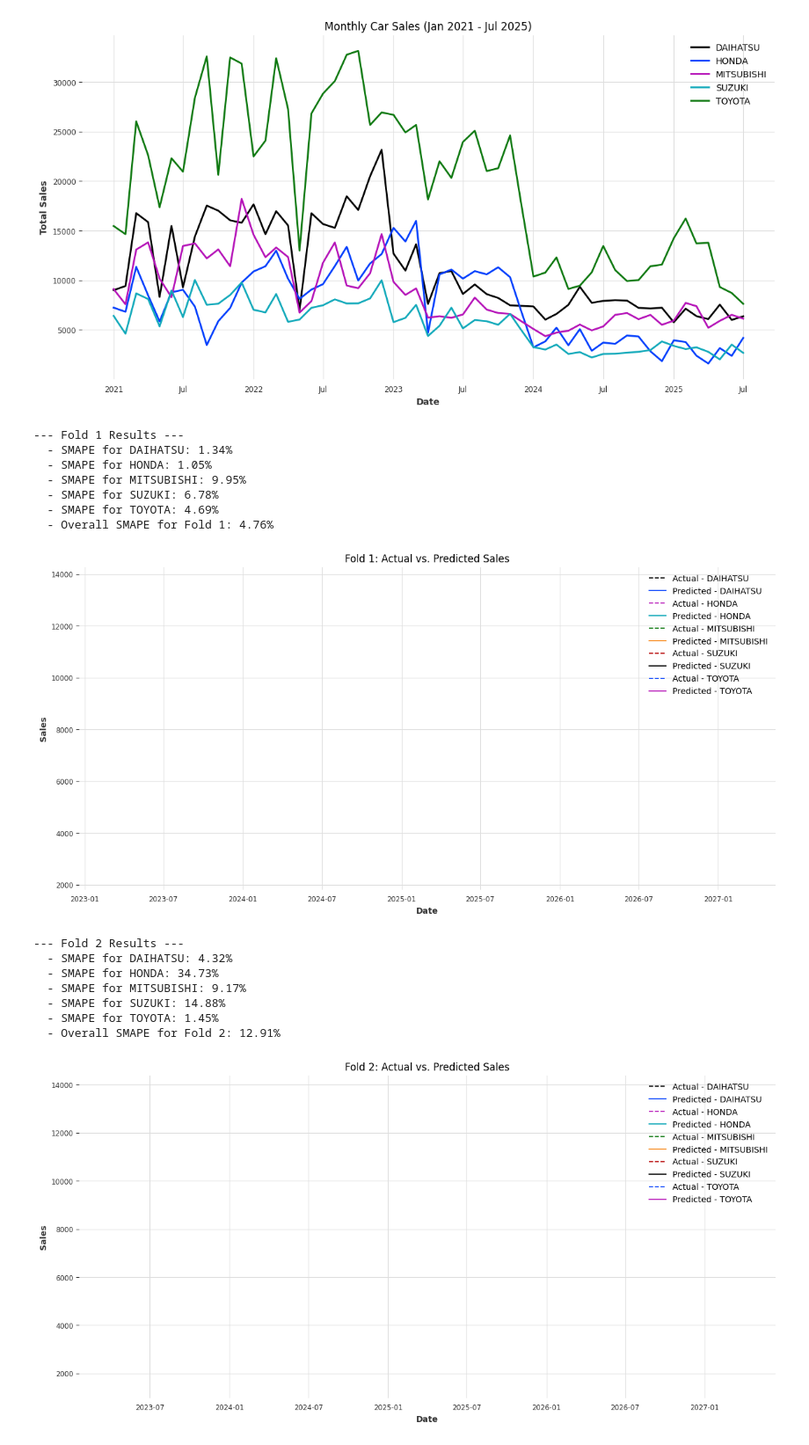
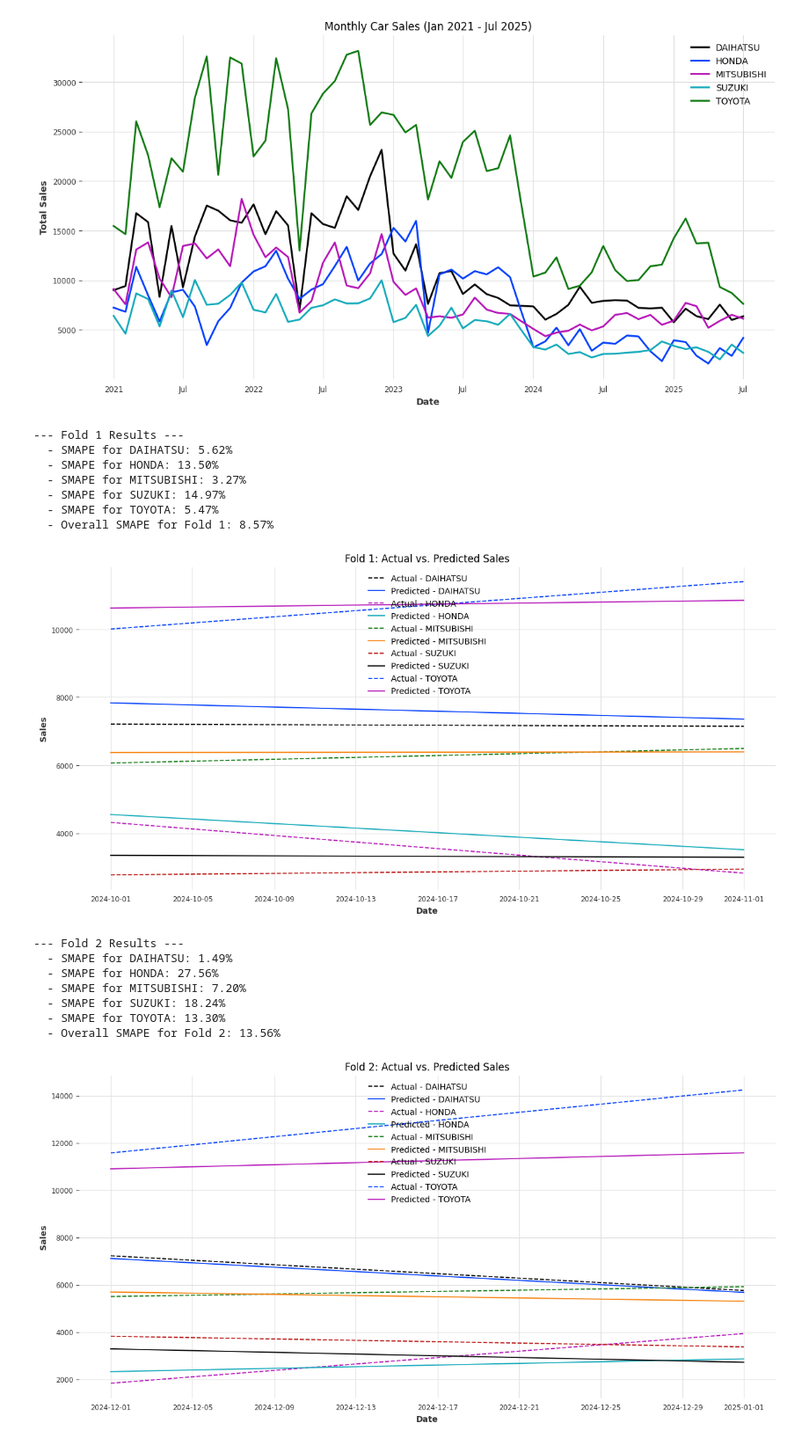
Before and after one commit to Kyoronginus/pedas_2025, a Jupyter notebook: best_dataleakfix.ipynb, the cells around one changed output. Shown at 88% size. Drawn from its saved outputs; the diff is of its cells as text; code cells hidden in the pictures.

```diff
--- a/best_dataleakfix.ipynb
+++ b/best_dataleakfix.ipynb
@@ -237,7 +121,7 @@ TARGET = 'Sales'
 df_long = df_long.sort_values(by=['waktu', 'Brand'])
 
 n_splits = 5
-tscv = TimeSeriesSplit(n_splits=n_splits, test_size=5)
+tscv = TimeSeriesSplit(n_splits=n_splits, test_size=10)
 
 brand_scores = {brand: [] for brand in df_long['Brand'].unique()}
 overall_scores = []
@@ -307,46 +191,46 @@ for train_index, test_index in tscv.split(df_long):
         brand_smape = smape(brand_df['Sales'], brand_df['Predictions'])
         brand_scores[brand_name].append(brand_smape)
         print(f"  - SMAPE for {brand_name}: {brand_smape:.2f}%")
 
     overall_fold_score = smape(results_df['Sales'], results_df['Predictions'])
     overall_scores.append(overall_fold_score)
     print(f"  - Overall SMAPE for Fold {fold_number}: {overall_fold_score:.2f}%")
 
     # Visualization
     plt.figure(figsize=(15, 7))
     for brand in results_df['Brand'].unique():
         plot_df = results_df[results_df['Brand'] == brand]
         plt.plot(plot_df['waktu'], plot_df['Sales'], '--', label=f'Actual - {brand}')
         plt.plot(plot_df['waktu'], plot_df['Predictions'], '-', label=f'Predicted - {brand}')
 
     plt.title(f'Fold {fold_number}: Actual vs. Predicted Sales')
     plt.xlabel('Date')
     plt.ylabel('Sales')
     plt.legend()
     plt.grid(True)
     plt.show()
 
     fold_number += 1
 
 for brand_name, scores in brand_scores.items():
     print(f"Average SMAPE for {brand_name}: {np.mean(scores):.2f}%")
 
 print(f"\nOverall Average SMAPE for Ensemble Model: {np.mean(overall_scores):.2f}%")
 # %% [output]
 --- Fold 1 Results ---
-  - SMAPE for DAIHATSU: 1.34%
-  - SMAPE for HONDA: 1.05%
-  - SMAPE for MITSUBISHI: 9.95%
-  - SMAPE for SUZUKI: 6.78%
-  - SMAPE for TOYOTA: 4.69%
-  - Overall SMAPE for Fold 1: 4.76%
+  - SMAPE for DAIHATSU: 5.62%
+  - SMAPE for HONDA: 13.50%
+  - SMAPE for MITSUBISHI: 3.27%
+  - SMAPE for SUZUKI: 14.97%
+  - SMAPE for TOYOTA: 5.47%
+  - Overall SMAPE for Fold 1: 8.57%
-[figure, old version]
+[figure, new version]
 --- Fold 2 Results ---
-  - SMAPE for DAIHATSU: 4.32%
-  - SMAPE for HONDA: 34.73%
-  - SMAPE for MITSUBISHI: 9.17%
-  - SMAPE for SUZUKI: 14.88%
-  - SMAPE for TOYOTA: 1.45%
-  - Overall SMAPE for Fold 2: 12.91%
+  - SMAPE for DAIHATSU: 1.49%
+  - SMAPE for HONDA: 27.56%
+  - SMAPE for MITSUBISHI: 7.20%
+  - SMAPE for SUZUKI: 18.24%
+  - SMAPE for TOYOTA: 13.30%
+  - Overall SMAPE for Fold 2: 13.56%
-[figure, old version]
+[figure, new version]
 --- Fold 3 Results ---
```
Also changed, not shown: parts of 7 cells of this notebook.
